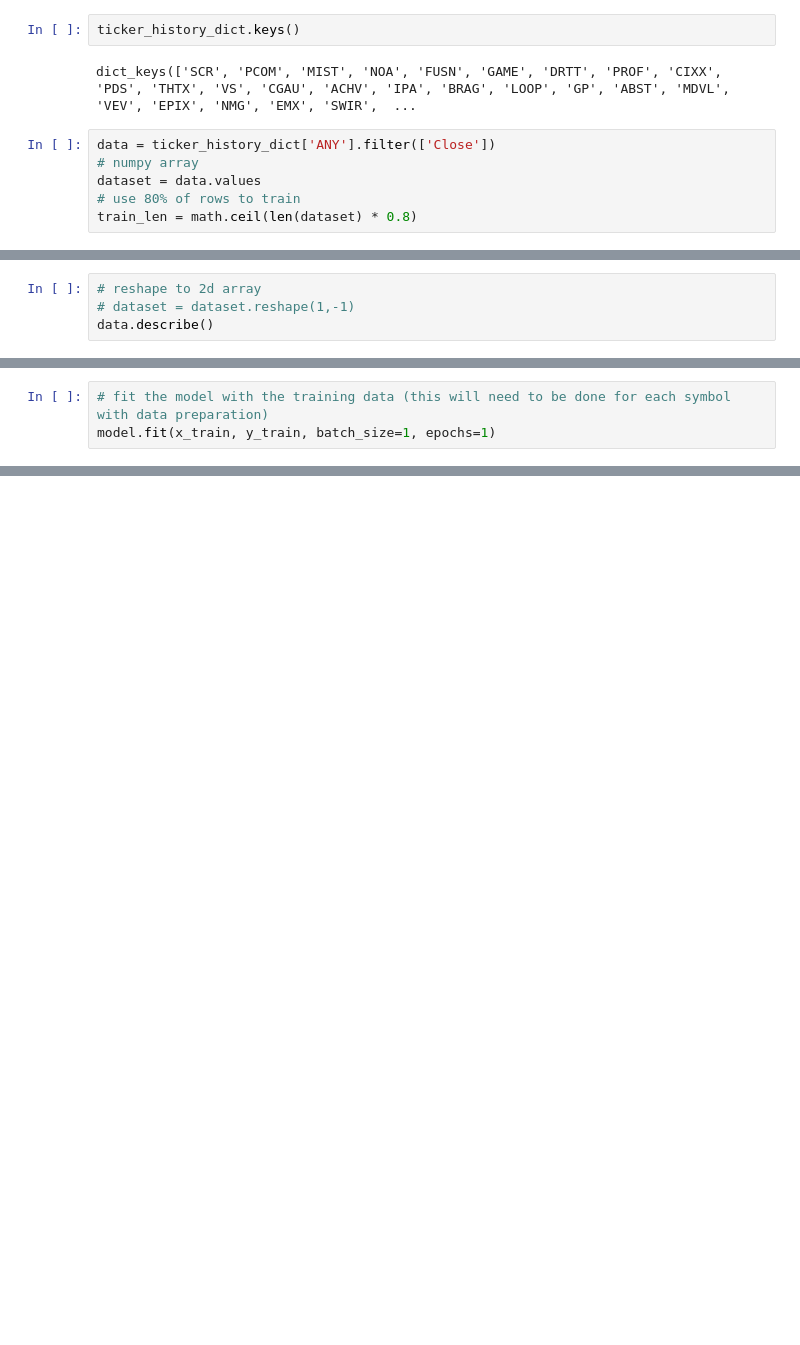
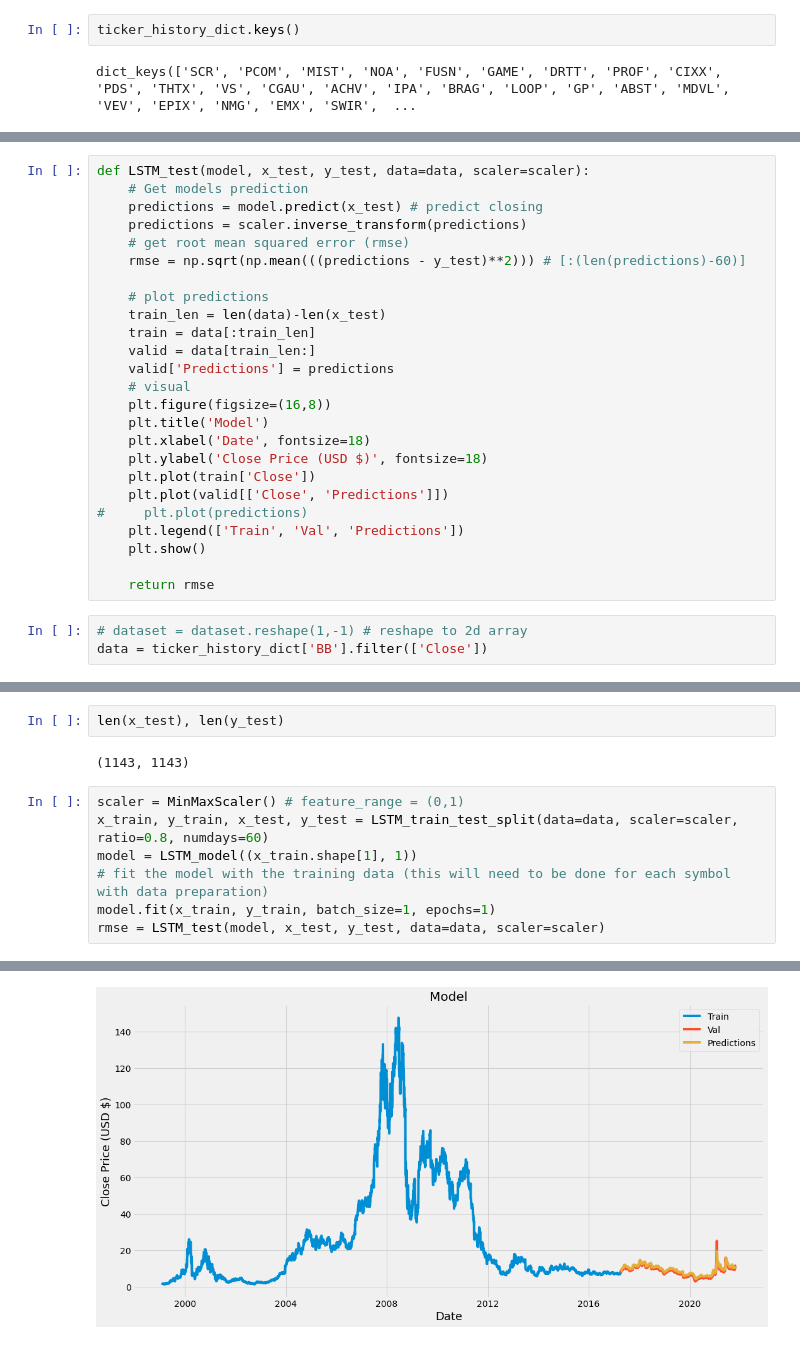
Before and after one commit to philip-L/AlgoTrading, a Jupyter notebook: PersonalFinance.ipynb, the cells around one changed output, grey strips where cells are left out. Drawn from its saved outputs; the diff is of its cells as text; blank space fills up the shorter version.

Commit message:
refactored LSTM model functions

```diff
--- a/PersonalFinance.ipynb
+++ b/PersonalFinance.ipynb
@@ -1239,9 +1262,3 @@ dict_keys(['CGX.to', 'HUV.to', 'CNQ.to', 'L.to', 'XQB.to', 'AC.to', 'WMT', 'XEI.
 ticker_history_dict.keys()
 # %% [output]
 dict_keys(['SCR', 'PCOM', 'MIST', 'NOA', 'FUSN', 'GAME', 'DRTT', 'PROF', 'CIXX', 'PDS', 'THTX', 'VS', 'CGAU', 'ACHV', 'IPA', 'BRAG', 'LOOP', 'GP', 'ABST', 'MDVL', 'VEV', 'EPIX', 'NMG', 'EMX', 'SWIR',  ...
-# %%
-data = ticker_history_dict['ANY'].filter(['Close'])
-# numpy array
-dataset = data.values
-# use 80% of rows to train
-train_len = math.ceil(len(dataset) * 0.8)
@@ -1248,4 +1334,28 @@ train_len = math.ceil(len(dataset) * 0.8)
+# %%
+def LSTM_test(model, x_test, y_test, data=data, scaler=scaler):
+    # Get models prediction
+    predictions = model.predict(x_test) # predict closing
+    predictions = scaler.inverse_transform(predictions)
+    # get root mean squared error (rmse)
+    rmse = np.sqrt(np.mean(((predictions - y_test)**2))) # [:(len(predictions)-60)]
+
+    # plot predictions
+    train_len = len(data)-len(x_test)
+    train = data[:train_len]
+    valid = data[train_len:]
+    valid['Predictions'] = predictions
+    # visual
+    plt.figure(figsize=(16,8))
+    plt.title('Model')
+    plt.xlabel('Date', fontsize=18)
+    plt.ylabel('Close Price (USD $)', fontsize=18)
+    plt.plot(train['Close'])
+    plt.plot(valid[['Close', 'Predictions']])
+#     plt.plot(predictions)
+    plt.legend(['Train', 'Val', 'Predictions'])
+    plt.show()
+
+    return rmse
 # %%
-# reshape to 2d array
-# dataset = dataset.reshape(1,-1)
-data.describe()
+# dataset = dataset.reshape(1,-1) # reshape to 2d array
+data = ticker_history_dict['BB'].filter(['Close'])
@@ -1352,4 +1374,12 @@ model.compile(optimizer='adam',loss='mean_squared_error')
+# %%
+len(x_test), len(y_test)
+# %% [output]
+(1143, 1143)
 # %%
+scaler = MinMaxScaler() # feature_range = (0,1)
+x_train, y_train, x_test, y_test = LSTM_train_test_split(data=data, scaler=scaler, ratio=0.8, numdays=60)
+model = LSTM_model((x_train.shape[1], 1))
 # fit the model with the training data (this will need to be done for each symbol with data preparation)
 model.fit(x_train, y_train, batch_size=1, epochs=1)
+rmse = LSTM_test(model, x_test, y_test, data=data, scaler=scaler)
 # %% [output]
@@ -1357,0 +1392 @@ model.fit(x_train, y_train, batch_size=1, epochs=1)
+[figure, added]
```
Also changed, not shown: parts of 38 cells of this notebook, 1 other file.
